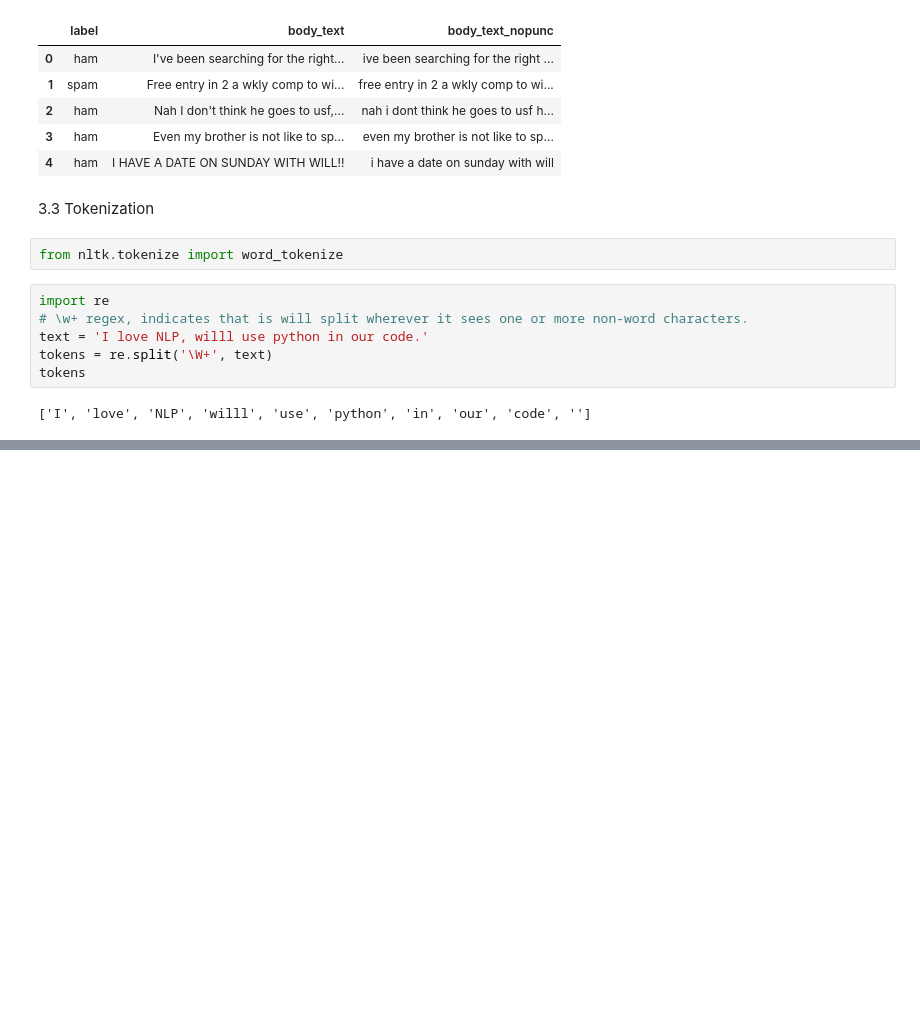
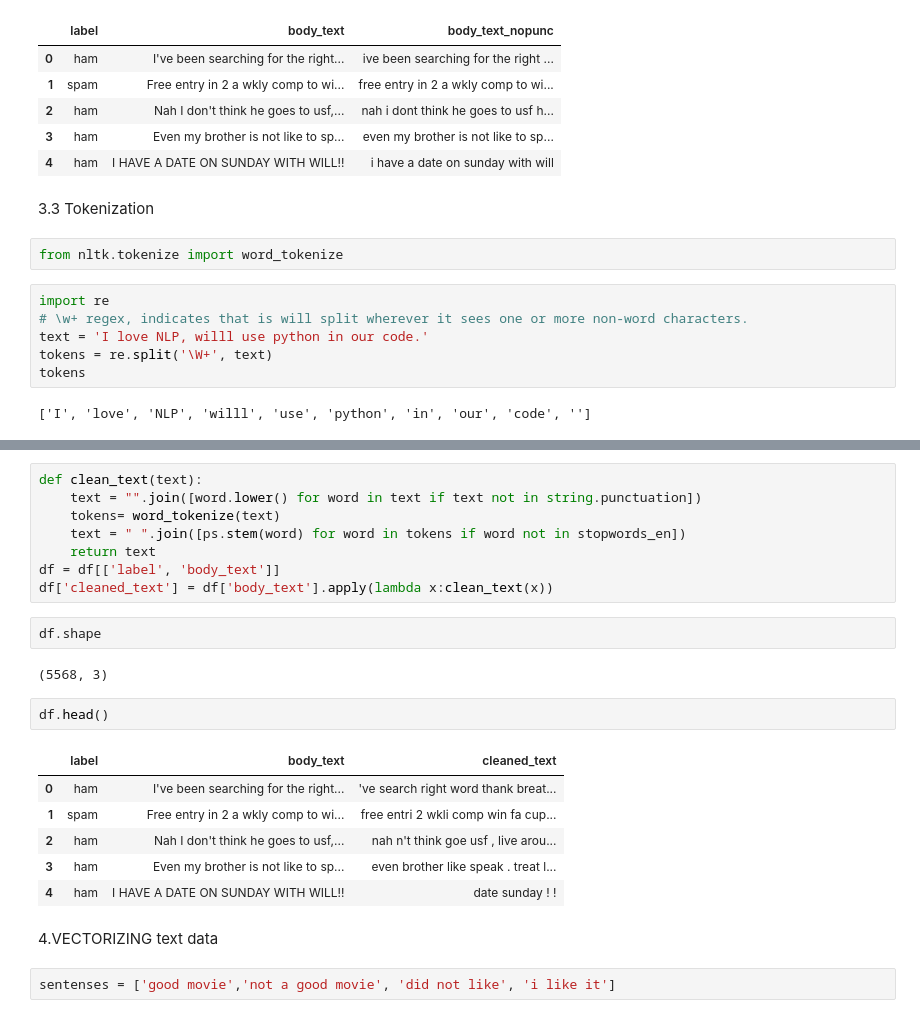
Before and after one commit to Zied-bousnina/Email-SMS-spam-filtering-NLP, a Jupyter notebook: SMS_Spam_Filtering.ipynb, the cells around one changed output, grey strips where cells are left out. Cells and saved outputs as stored; diff of their text form; blank space fills up the shorter version.

```diff
--- a/SMS_Spam_Filtering.ipynb
+++ b/SMS_Spam_Filtering.ipynb
@@ -154,0 +313,25 @@ LookupError:
+# %%
+def clean_text(text):
+    text = "".join([word.lower() for word in text if text not in string.punctuation])
+    tokens= word_tokenize(text)
+    text = " ".join([ps.stem(word) for word in tokens if word not in stopwords_en])
+    return text
+df = df[['label', 'body_text']]
+df['cleaned_text'] = df['body_text'].apply(lambda x:clean_text(x))
+# %%
+df.shape
+# %% [output]
+(5568, 3)
+# %%
+df.head()
+# %% [output]
+|  | label | body_text | cleaned_text |
+| 0 | ham | I've been searching for the right... | 've search right word thank breat... |
+| 1 | spam | Free entry in 2 a wkly comp to wi... | free entri 2 wkli comp win fa cup... |
+| 2 | ham | Nah I don't think he goes to usf,... | nah n't think goe usf , live arou... |
+| 3 | ham | Even my brother is not like to sp... | even brother like speak . treat l... |
+| 4 | ham | I HAVE A DATE ON SUNDAY WITH WILL!! | date sunday ! ! |
+# %% [markdown]
+4.VECTORIZING text data
+# %%
+sentenses = ['good movie','not a good movie', 'did not like', 'i like it']
```
Also changed, not shown: parts of 20 cells of this notebook.
